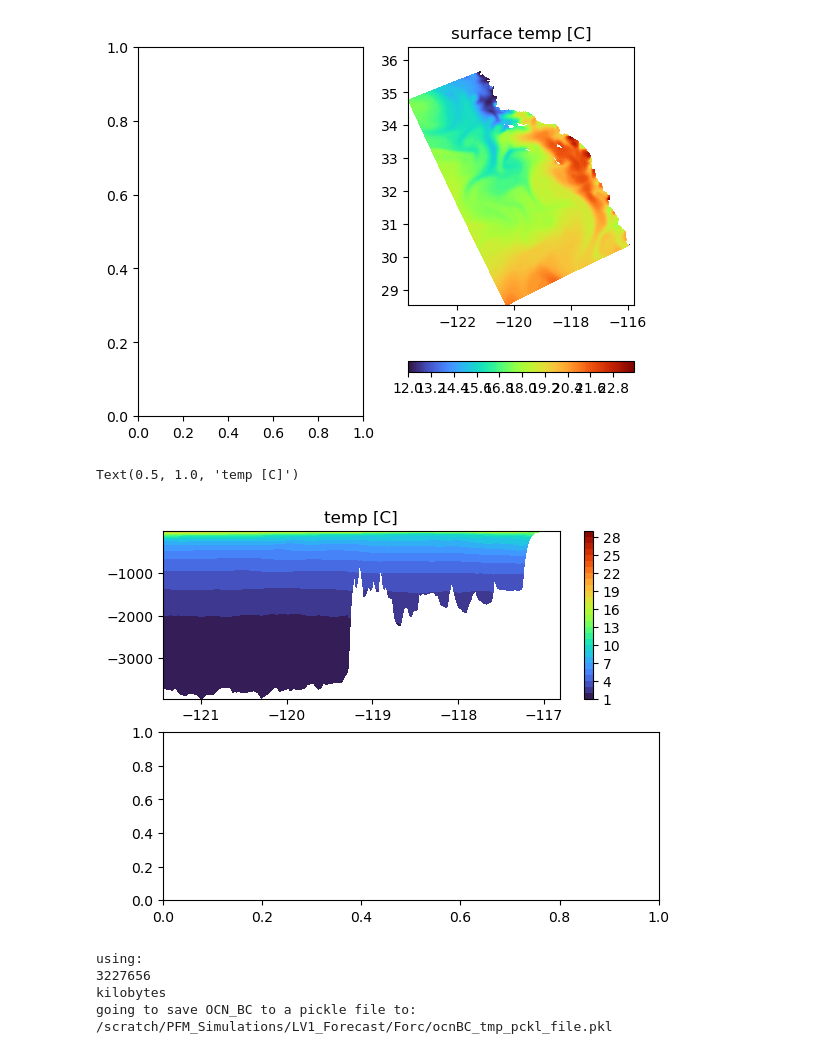
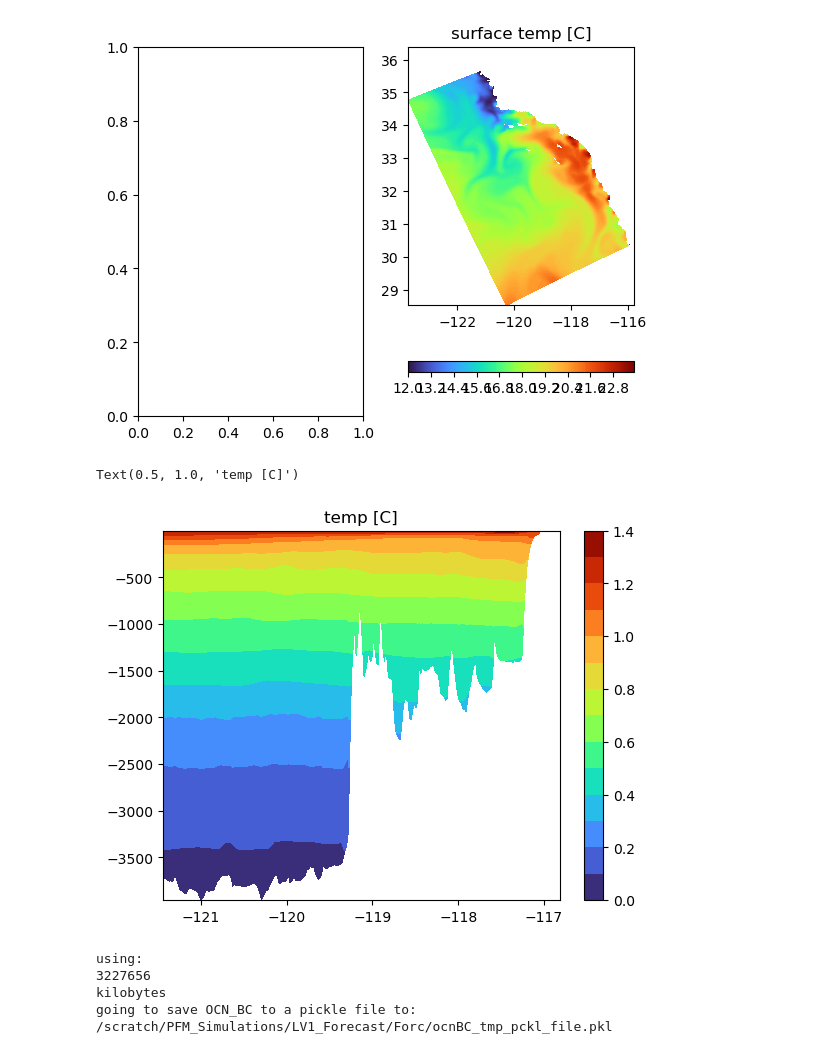
Before and after one commit to mspydell/PFM, a Jupyter notebook: driver/driver_run_forecast_LV1_v2.ipynb, the cells around one changed output. Cells and saved outputs as stored; diff of their text form; code cells hidden in the pictures.

```diff
--- a/driver/driver_run_forecast_LV1_v2.ipynb
+++ b/driver/driver_run_forecast_LV1_v2.ipynb
@@ -334,34 +343,34 @@ Text(0.5, 1.0, 'surface temp [C]')
 # %%
 from scipy.interpolate import interp1d
 import util_functions as utlfuns
 from util_functions import s_coordinate_4
 from scipy.interpolate import RegularGridInterpolator
 
 ilat = 130
 ilon = 155
 hrm = RMG['h'][ilat,ilon]
 
 hraw = None
 h = RMG['h']
 eta = 0 * h
 zrom = s_coordinate_4(h, 3.0 , 8.0 , 50.0 , 40, hraw=hraw, zeta=eta)
 zr = np.squeeze(zrom.z_r[0,:,:,:])
 
 
 zz = np.squeeze(zr[:,ilat,:])
 ln = np.squeeze(OCN_IC['lon_rho'][ilat,:])
 ln2 = np.ones(np.shape(zz)) * ln[None,:]
 
-fig, ax = plt.subplots(nrows=2, ncols=1)
-plevs=np.arange(1,30,1)
+fig, ax = plt.subplots()
+plevs=np.arange(0,1.5,.1)
 cmap=plt.get_cmap('turbo')
 plt.set_cmap(cmap)
-cset1=ax[0].contourf(ln2,zz,OCN_IC['temp'][0,:,ilat,:],plevs)
-cbar=fig.colorbar(cset1,ax=ax[0],orientation='vertical')
-ax[0].set_title('temp [C]')
+cset1=ax.contourf(ln2,zz,np.log10( OCN_IC['temp'][0,:,ilat,:]) ,plevs)
+cbar=fig.colorbar(cset1,ax=ax,orientation='vertical')
+ax.set_title('temp [C]')
 # %% [output]
 Text(0.5, 1.0, 'temp [C]')
-[figure, old version]
+[figure, new version]
 # %%
 ## plot OCN_R
 plot_ocn_icnc= 1
```
Also changed, not shown: parts of 5 cells of this notebook, 3 other files.
